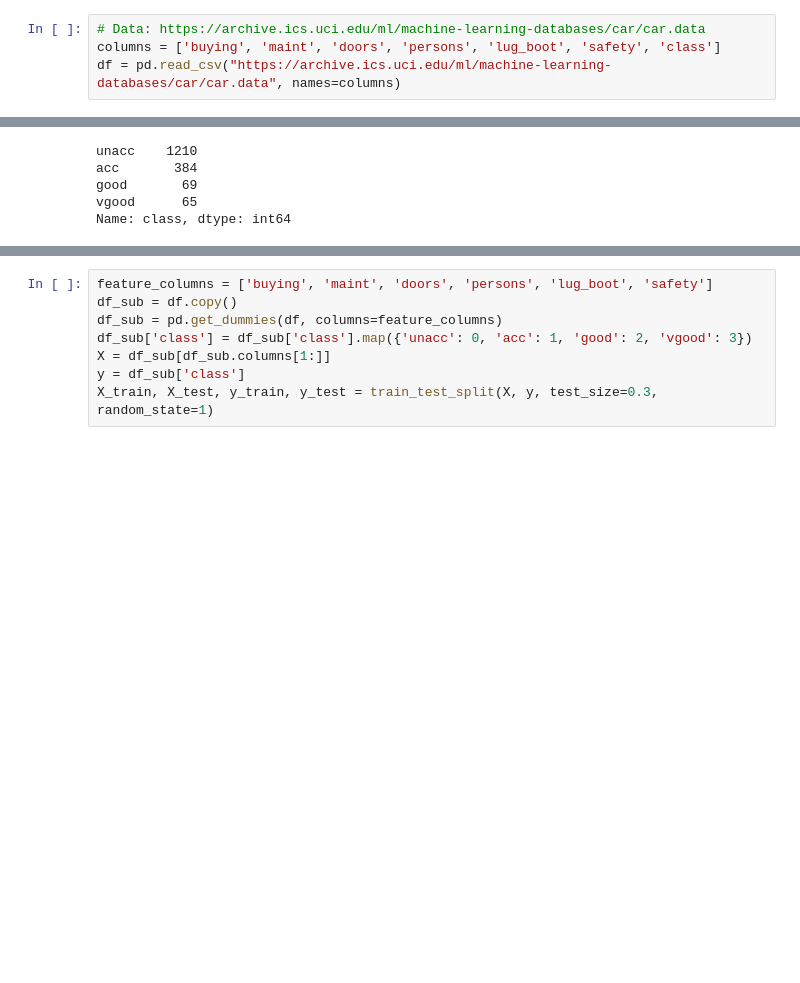
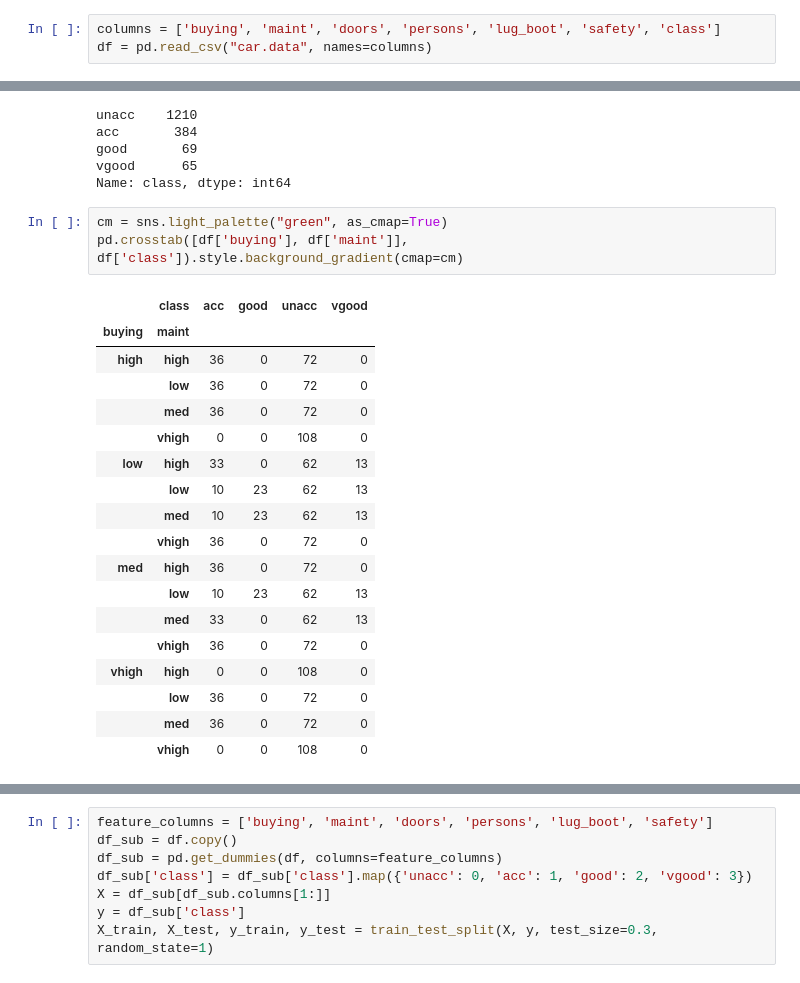
Before and after one commit to NAnnamalai/practice_machine_learning, a Jupyter notebook: classifying categories.ipynb, the cells around one changed output, grey strips where cells are left out. Drawn from its saved outputs; the diff is of its cells as text; blank space fills up the shorter version.

```diff
--- a/classifying categories.ipynb
+++ b/classifying categories.ipynb
@@ -6,7 +9,6 @@ from sklearn import metrics
 # %%
-# Data: https://archive.ics.uci.edu/ml/machine-learning-databases/car/car.data
 columns = ['buying', 'maint', 'doors', 'persons', 'lug_boot', 'safety', 'class']
-df = pd.read_csv("https://archive.ics.uci.edu/ml/machine-learning-databases/car/car.data", names=columns)
+df = pd.read_csv("car.data", names=columns)
 # %%
 df.head()
 # %% [output]
@@ -28,3 +30,25 @@ acc       384
 good       69
 vgood      65
 Name: class, dtype: int64
+# %%
+cm = sns.light_palette("green", as_cmap=True)
+pd.crosstab([df['buying'], df['maint']], df['class']).style.background_gradient(cmap=cm)
+# %% [output]
+|  | class | acc | good | unacc | vgood |
+| buying | maint |  |  |  |  |
+| high | high | 36 | 0 | 72 | 0 |
+|  | low | 36 | 0 | 72 | 0 |
+|  | med | 36 | 0 | 72 | 0 |
+|  | vhigh | 0 | 0 | 108 | 0 |
+| low | high | 33 | 0 | 62 | 13 |
+|  | low | 10 | 23 | 62 | 13 |
+|  | med | 10 | 23 | 62 | 13 |
+|  | vhigh | 36 | 0 | 72 | 0 |
+| med | high | 36 | 0 | 72 | 0 |
+|  | low | 10 | 23 | 62 | 13 |
+|  | med | 33 | 0 | 62 | 13 |
+|  | vhigh | 36 | 0 | 72 | 0 |
+| vhigh | high | 0 | 0 | 108 | 0 |
+|  | low | 36 | 0 | 72 | 0 |
+|  | med | 36 | 0 | 72 | 0 |
+|  | vhigh | 0 | 0 | 108 | 0 |
```
Also changed, not shown: parts of 4 cells of this notebook.
